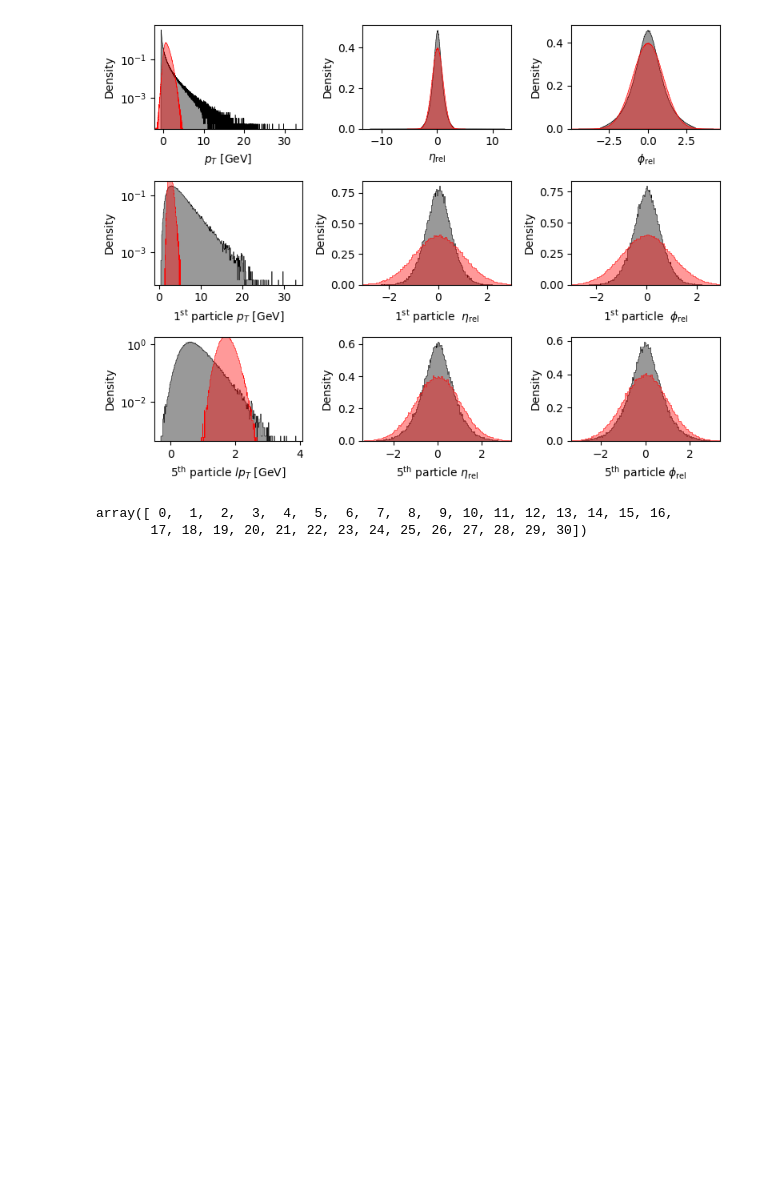
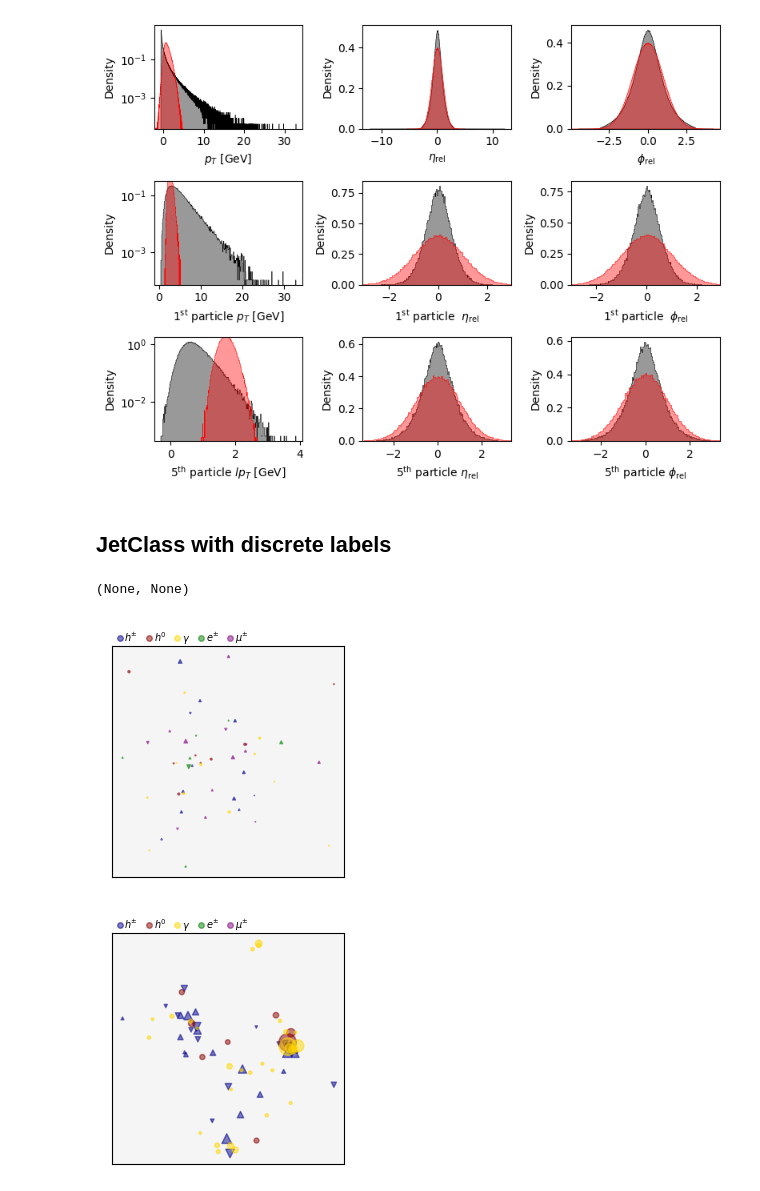
Before and after one commit to dfaroughy/CMB, a Jupyter notebook: experiments/jetclass/JetClass.ipynb, the cells around one changed output. Drawn from its saved outputs; the diff is of its cells as text; code cells hidden in the pictures; blank space fills up the shorter version.

```diff
--- a/experiments/jetclass/JetClass.ipynb
+++ b/experiments/jetclass/JetClass.ipynb
@@ -458,8 +498,40 @@ jets.source.histplot('phi', idx=5, xlabel=r'5$^{\rm th}$ particle $\phi_{\rm rel
 plt.tight_layout()
 # %% [output]
 [figure]
-# %%
-np.arange(0, 30+1, 1)
-# %% [output]
-array([ 0,  1,  2,  3,  4,  5,  6,  7,  8,  9, 10, 11, 12, 13, 14, 15, 16,
-       17, 18, 19, 20, 21, 22, 23, 24, 25, 26, 27, 28, 29, 30])
+# %% [markdown]
+## JetClass with discrete labels
+# %%
+from dataclasses import dataclass, field
+from typing import List
+
+@dataclass
+class Config:
+    #...general params:
+    workdir : str = '../../results/jetclass_test'
+    device : str = 'cuda:0'
+    multi_gpu : bool = False
+
+    #...data params:
+    path = ['/home/df630/CMB/data/JetClass/TTBar_000.root',
+            # '/home/df630/CMB/data/JetClass/TTBar_001.root',
+            # '/home/df630/CMB/data/JetClass/TTBar_002.root'
+            ]
+    source:  int = 'noise'
+    target: str = 'tops'
+    min_num_particles = 0
+    max_num_particles = 128
+    dim_continuous = 3
+    dim_discrete = 2
+    dim_context = 0
+
+    def __post_init__(self):
+        self.data = self.source + '_to_' + self.target
+# %%
+
+config = Config()
+jets = CouplingData(config=config, standardize=True)
+jets.source.display_cloud(0), jets.target.display_cloud(0)
+# %% [output]
+(None, None)
+[figure, added]
+[figure, added]
```
Also changed, not shown: parts of 13 cells of this notebook, 5 other files.
